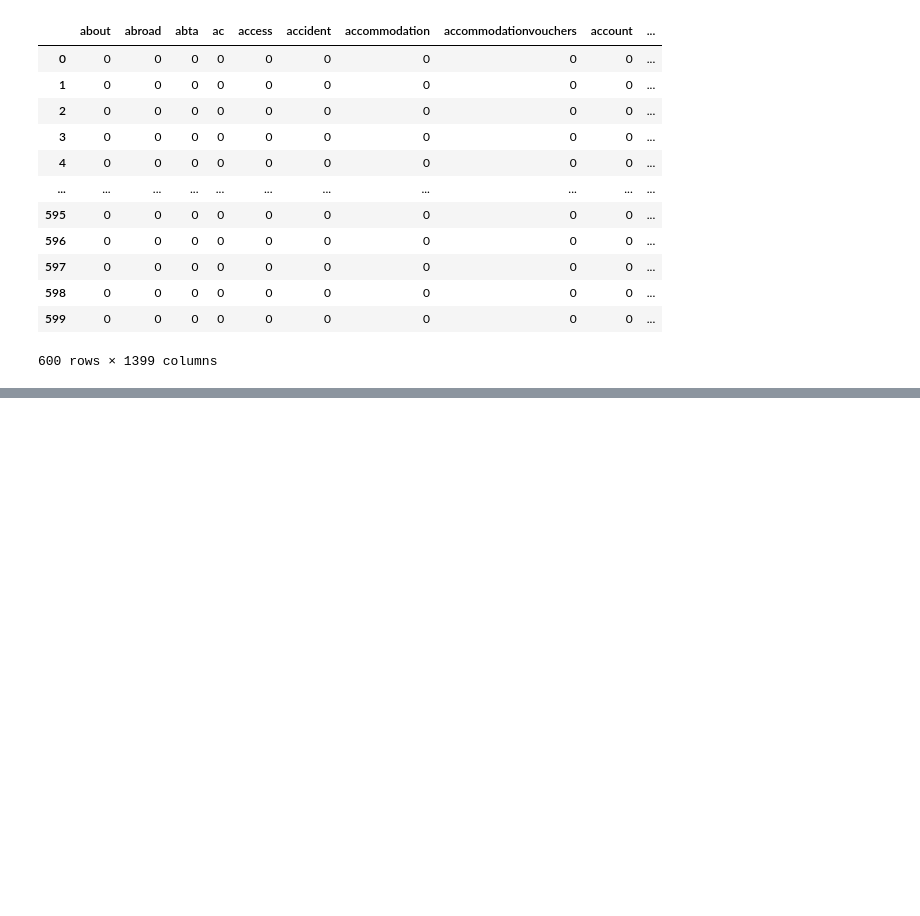
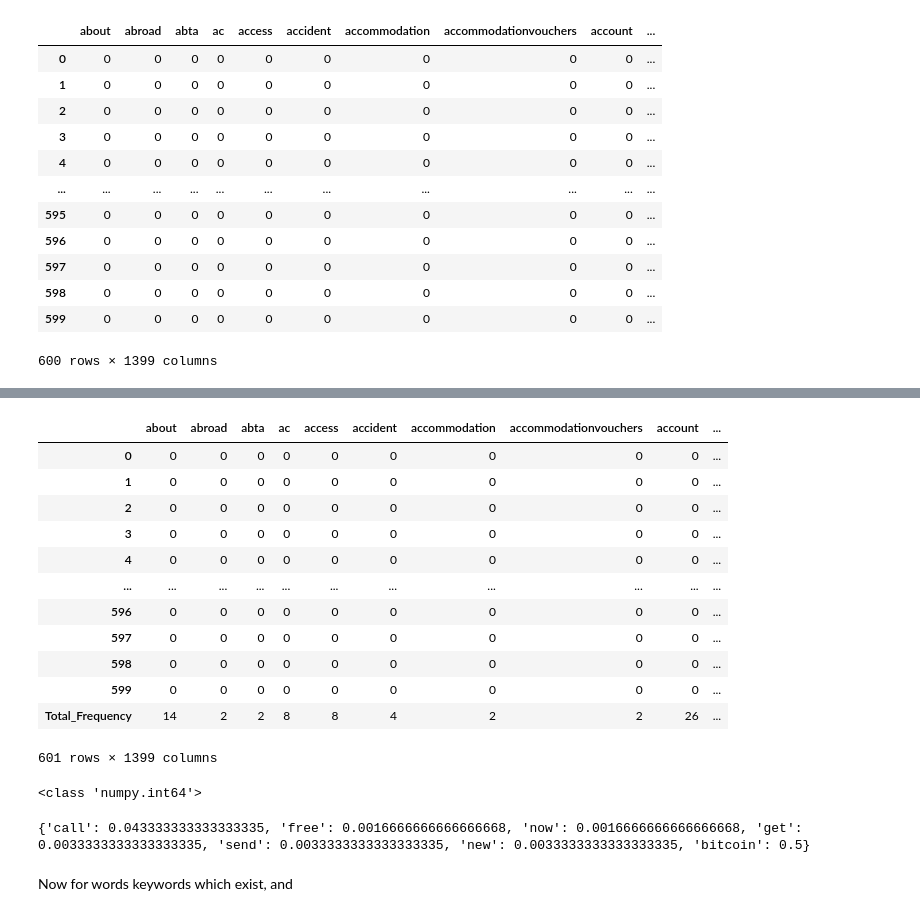
Before and after one commit to KaiKaizxc/Spam_detection_bernoulli_model, a Jupyter notebook: 3.Naive_Bayes.ipynb, the cells around one changed output, grey strips where cells are left out. Saved outputs shown, nothing was run; the diff lists cells and outputs as text; code cells hidden in the pictures; blank space fills up the shorter version.

```diff
--- a/3.Naive_Bayes.ipynb
+++ b/3.Naive_Bayes.ipynb
@@ -99,11 +221,11 @@ remove_numeric(spamsList)
 # %%
-from sklearn.feature_extraction.text import CountVectorizer
 
-vectorizer = CountVectorizer()
 
-matrix = vectorizer.fit_transform(spamsList)
-result = pd.DataFrame(matrix.toarray(), columns = vectorizer.get_feature_names())
-result
+vectorizerSpam = CountVectorizer()
+
+matrix = vectorizerSpam.fit_transform(spamsList)
+resultSpam = pd.DataFrame(matrix.toarray(), columns = vectorizerSpam.get_feature_names())
+resultSpam
 # %% [output]
 |  | about | abroad | abta | ac | access | accident | accommodation | accommodationvouchers | account | ... |
 | 0 | 0 | 0 | 0 | 0 | 0 | 0 | 0 | 0 | 0 | ... |
@@ -160,0 +321,47 @@ print(dictionary)
+# %%
+resultSpam.loc["Total_Frequency"] = resultSpam.sum(axis = 0)
+resultSpam
+# %% [output]
+|  | about | abroad | abta | ac | access | accident | accommodation | accommodationvouchers | account | ... |
+| 0 | 0 | 0 | 0 | 0 | 0 | 0 | 0 | 0 | 0 | ... |
+| 1 | 0 | 0 | 0 | 0 | 0 | 0 | 0 | 0 | 0 | ... |
+| 2 | 0 | 0 | 0 | 0 | 0 | 0 | 0 | 0 | 0 | ... |
+| 3 | 0 | 0 | 0 | 0 | 0 | 0 | 0 | 0 | 0 | ... |
+| 4 | 0 | 0 | 0 | 0 | 0 | 0 | 0 | 0 | 0 | ... |
+| ... | ... | ... | ... | ... | ... | ... | ... | ... | ... | ... |
+| 596 | 0 | 0 | 0 | 0 | 0 | 0 | 0 | 0 | 0 | ... |
+| 597 | 0 | 0 | 0 | 0 | 0 | 0 | 0 | 0 | 0 | ... |
+| 598 | 0 | 0 | 0 | 0 | 0 | 0 | 0 | 0 | 0 | ... |
+| 599 | 0 | 0 | 0 | 0 | 0 | 0 | 0 | 0 | 0 | ... |
+| Total_Frequency | 14 | 2 | 2 | 8 | 8 | 4 | 2 | 2 | 26 | ... |
+601 rows × 1399 columns
+# %%
+TotalFrequency = dictionaryOfAllWords
+
+
+for column in resultSpam.columns:
+    TotalFrequency[column] = resultSpam.iloc[-1][column]
+print(type(TotalFrequency["about"]))
+# %% [output]
+<class 'numpy.int64'>
+# %%
+def calculateProbabilityOfWordNotInList(TotalFrequency, dictionaryOfKeyWords, vectorizedMatrix):
+
+    res = 1
+    totalNumberOfMessages = len(vectorizedMatrix)
+    for word in TotalFrequency:
+        frequency = TotalFrequency[word]
+        if frequency != -10 and word not in dictionaryOfKeyWords:
+            probability = frequency / totalNumberOfMessages
+            res *= probability
+
+    return res
+
+# the numerator value here is:
+
+probabilityOfWordsNotInList = calculateProbabilityOfWordNotInList(TotalFrequency, dictionaryOfKeyWords, vectorizedMatrix)
+numerator = probabilityOfWordsNotInList * probabiltyOfWordInaSpamExcludingOther(dictionaryOfKeyWords, vectorizedMatrix, probabilityOfSpam)
+# %% [output]
+{'call': 0.043333333333333335, 'free': 0.0016666666666666668, 'now': 0.0016666666666666668, 'get': 0.0033333333333333335, 'send': 0.0033333333333333335, 'new': 0.0033333333333333335, 'bitcoin': 0.5}
+# %% [markdown]
+<p> Now for words keywords which exist, and
```
Also changed, not shown: parts of 16 cells of this notebook.
